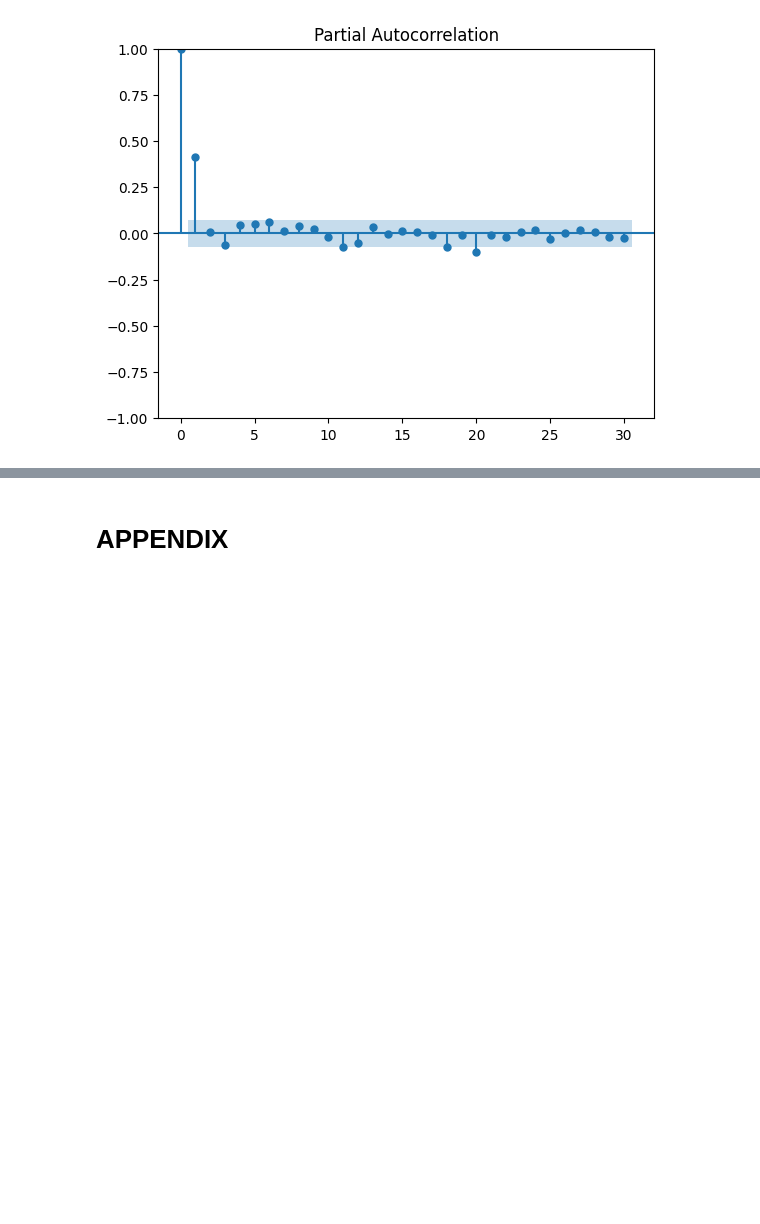
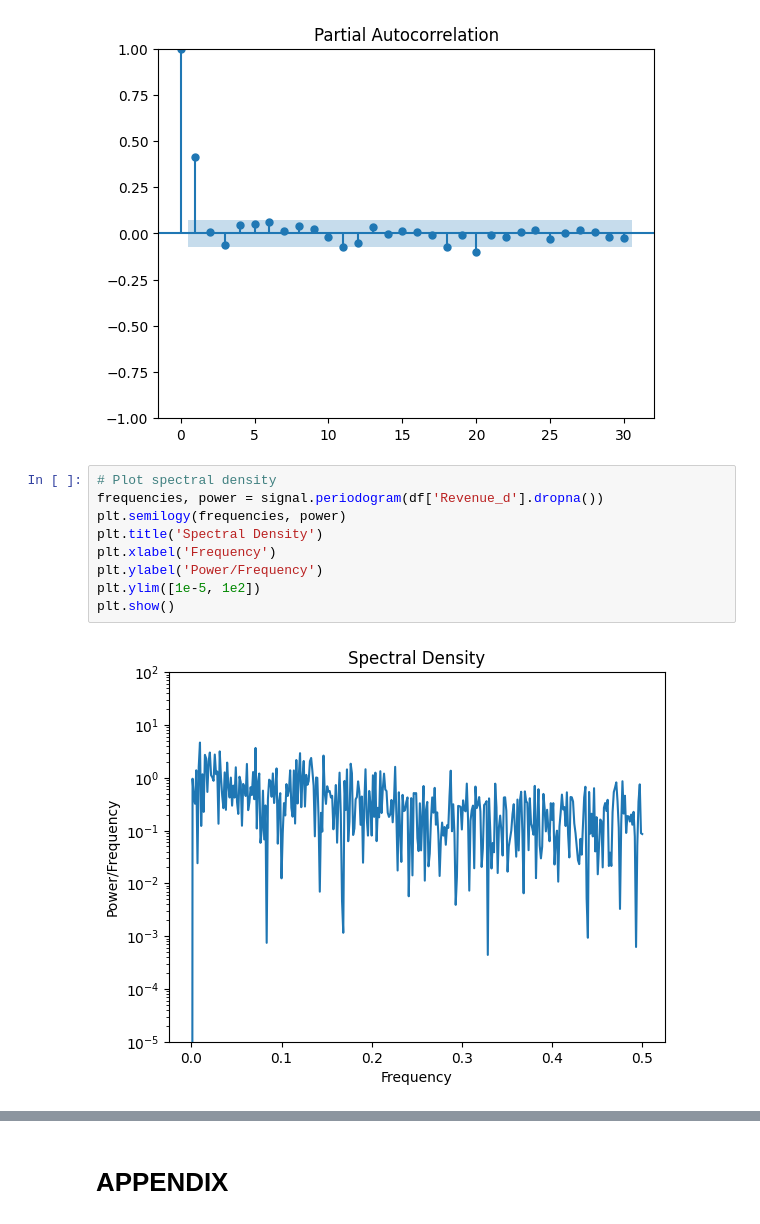
Before and after one commit to colemalphrus/D213, a Jupyter notebook: d213_1.ipynb, the cells around one changed output, grey strips where cells are left out. Cells and saved outputs as stored; diff of their text form; blank space fills up the shorter version.

```diff
--- a/d213_1.ipynb
+++ b/d213_1.ipynb
@@ -250,3 +253,14 @@ plt.show()
 # %% [output]
 [figure]
 [figure]
+# %%
+# Plot spectral density
+frequencies, power = signal.periodogram(df['Revenue_d'].dropna())
+plt.semilogy(frequencies, power)
+plt.title('Spectral Density')
+plt.xlabel('Frequency')
+plt.ylabel('Power/Frequency')
+plt.ylim([1e-5, 1e2])
+plt.show()
+# %% [output]
+[figure, added]
```
Also changed, not shown: parts of 8 cells of this notebook.
